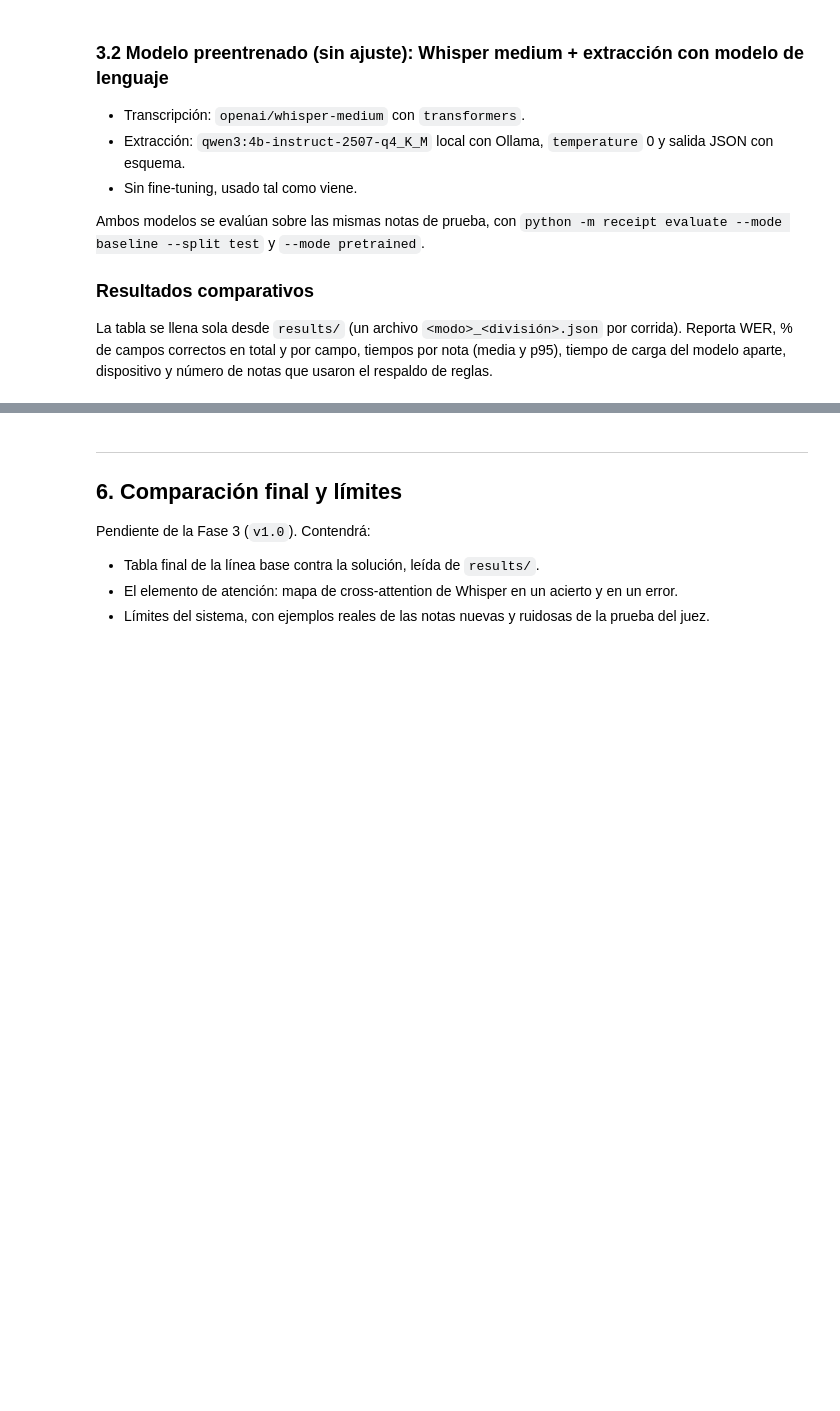
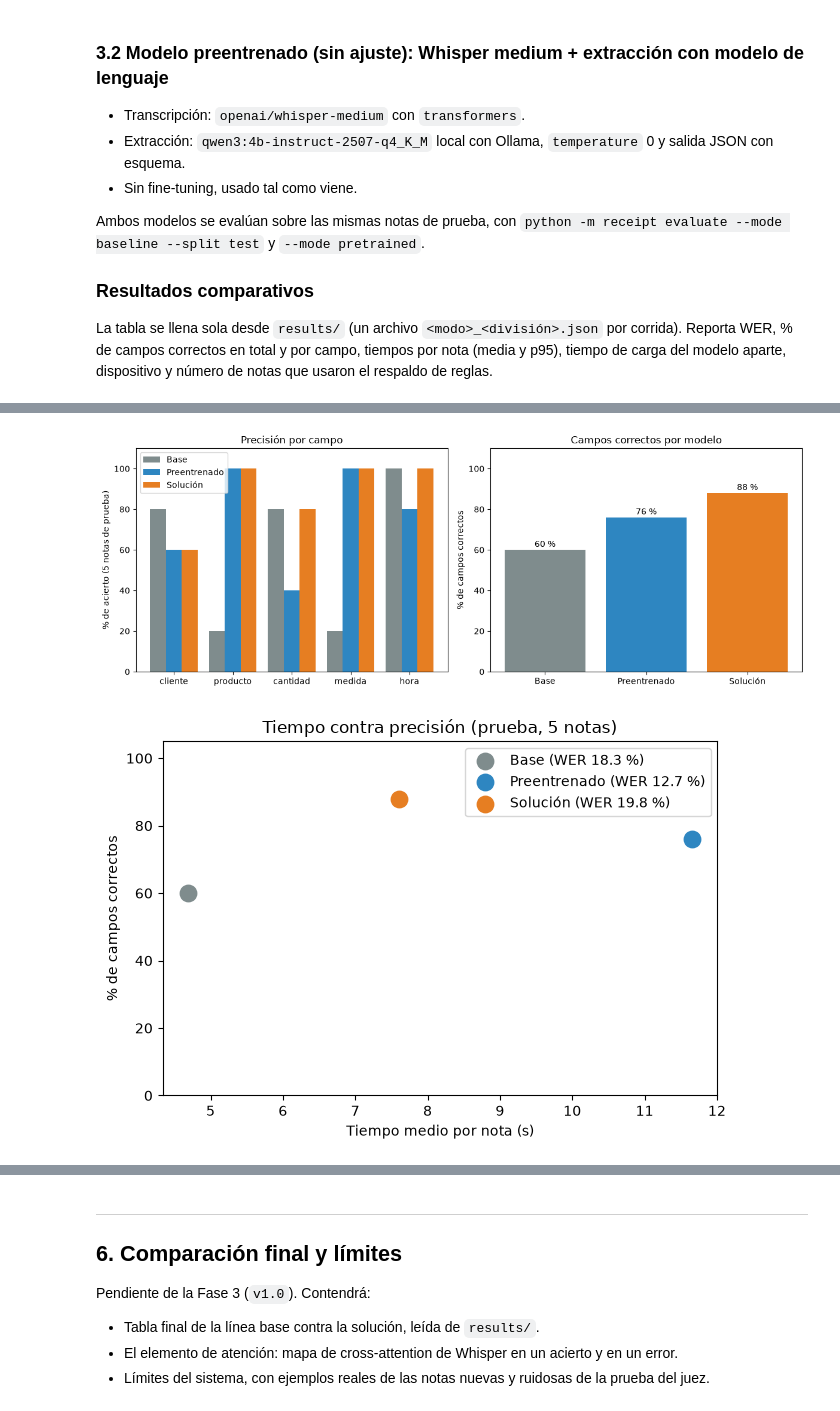
Before and after one commit to WILLIAMAD09-py/RNAP-HACK-EQUIPO1, a Jupyter notebook: notebooks/entrenamiento.ipynb, the cells around one changed output, grey strips where cells are left out. Drawn from its saved outputs; the diff is of its cells as text; code cells hidden in the pictures; blank space fills up the shorter version.

```diff
--- a/notebooks/entrenamiento.ipynb
+++ b/notebooks/entrenamiento.ipynb
@@ -220,0 +257,13 @@ Pendiente. Se llenan con notas reales de `results/<modo>_<división>_notes.csv`,
+# %%
+modes = {"Base": "baseline_test", "Preentrenado": "pretrained_test", "Solución": "solution_test"}
+fields = ["cliente", "producto_id", "cantidad", "medida", "hora_entrega"]
+summary_rows = []
+for label, name in modes.items():
+    d = load(name)
+    row = {"Modo": label, "Whisper": d["whisper_model"].split("/")[-1], "WER %": round(d["wer"] * 100, 1),
+           "Campos %": round(d["fields_correct"] * 100, 1)}
+    row.update({f"{f} %": round(d["field_accuracy"][f] * 100) for f in fields})
+    row["Tiempo (s)"] = d["total_seconds"]["mean"]
+    summary_rows.append(row)
+test_table = pd.DataFrame(summary_rows)
+print(test_table.to_string(index=False))
@@ -220,0 +275,43 @@ Pendiente. Se llenan con notas reales de `results/<modo>_<división>_notes.csv`,
+# %%
+import matplotlib.pyplot as plt
+
+FIGURES = RESULTS / "figures"
+FIGURES.mkdir(exist_ok=True)
+colors = ["#7f8c8d", "#2e86c1", "#e67e22"]
+
+fig, axes = plt.subplots(1, 2, figsize=(12, 4.5))
+x = range(len(fields))
+width = 0.27
+for i, (label, color) in enumerate(zip(test_table["Modo"], colors)):
+    values = [test_table.loc[i, f"{f} %"] for f in fields]
+    axes[0].bar([p + (i - 1) * width for p in x], values, width, label=label, color=color)
+axes[0].set_xticks(list(x))
+axes[0].set_xticklabels(["cliente", "producto", "cantidad", "medida", "hora"])
+axes[0].set_ylabel("% de acierto (5 notas de prueba)")
+axes[0].set_ylim(0, 110)
+axes[0].set_title("Precisión por campo")
+axes[0].legend()
+axes[1].bar(test_table["Modo"], test_table["Campos %"], color=colors)
+for i, v in enumerate(test_table["Campos %"]):
+    axes[1].text(i, v + 1.5, f"{v:.0f} %", ha="center")
+axes[1].set_ylim(0, 110)
+axes[1].set_ylabel("% de campos correctos")
+axes[1].set_title("Campos correctos por modelo")
+fig.tight_layout()
+fig.savefig(FIGURES / "campos_por_modelo.png", dpi=150)
+plt.show()
+
+fig, ax = plt.subplots(figsize=(6.5, 4.5))
+for label, color, (_, r) in zip(test_table["Modo"], colors, test_table.iterrows()):
+    ax.scatter(r["Tiempo (s)"], r["Campos %"], s=140, color=color, label=f"{label} (WER {r['WER %']} %)")
+ax.set_xlabel("Tiempo medio por nota (s)")
+ax.set_ylabel("% de campos correctos")
+ax.set_title("Tiempo contra precisión (prueba, 5 notas)")
+ax.set_ylim(0, 105)
+ax.legend()
+fig.tight_layout()
+fig.savefig(FIGURES / "tiempo_vs_precision.png", dpi=150)
+plt.show()
+# %% [output]
+[figure, added]
+[figure, added]
```
Also changed, not shown: parts of 14 cells of this notebook, 4 other files.
